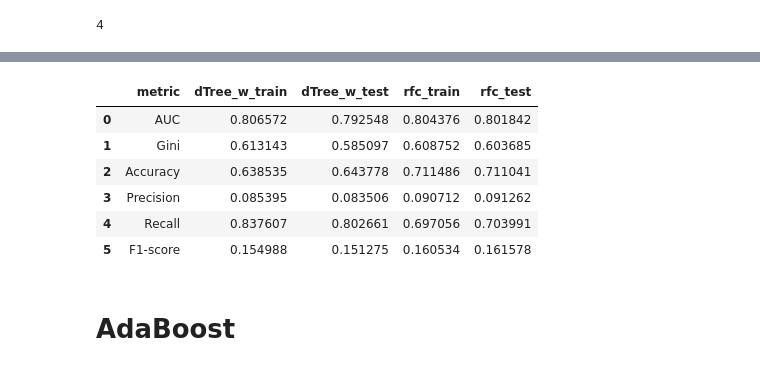
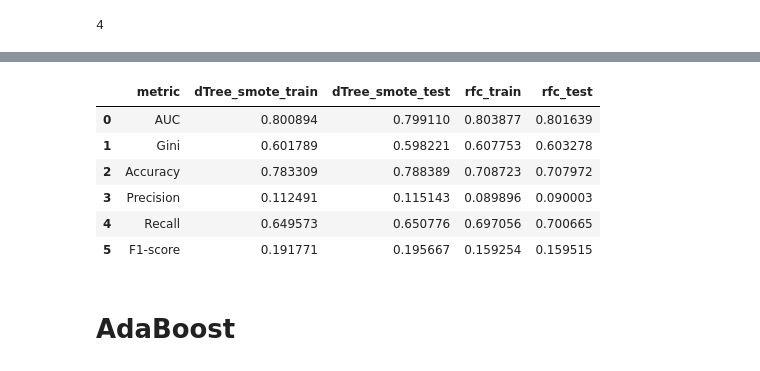
Before and after one commit to JCaballerot/Machine-Learning-Program, a Jupyter notebook: Supervised_models/DecisionTrees_Boosting/Lab_Santander.ipynb, the cells around one changed output, grey strips where cells are left out. Saved outputs shown, nothing was run; the diff lists cells and outputs as text; code cells hidden in the pictures.

```diff
--- a/Supervised_models/DecisionTrees_Boosting/Lab_Santander.ipynb
+++ b/Supervised_models/DecisionTrees_Boosting/Lab_Santander.ipynb
@@ -179,9 +226,9 @@ from sklearn.tree import DecisionTreeClassifier
 # Definiendo modelo
 
 
-dtree = DecisionTreeClassifier(max_depth = 3,
+dtree = DecisionTreeClassifier(max_depth = 5,
                                #class_weight = {0: 1, 1: 25.272},
-                               min_samples_leaf = int(round(y_train_res.shape[0]*0.05,0)),
+                               min_samples_leaf = 0.05,
                                random_state = 123)
 
 dtree = dtree.fit(X_train_res, y_train_res)
@@ -600,7 +694,7 @@ rfc = RandomForestClassifier(n_estimators = 100,
                              class_weight = {0: 1, 1: 24.267},
                              oob_score = True,
                              verbose = 1,
-                             n_jobs = -1,
+                             n_jobs = 4,
                              random_state = 123)
 
 #oob_score: Out of bagging score, es el desempeño del modelo en la muestra que se
@@ -665,32 +758,32 @@ X_test['prediction']  = rfc.predict(X_test[features])
 # %%
 #Resumen de todas las métricas del modelo
 
 metricsRfc = pd.DataFrame({'metric':['AUC','Gini','Accuracy','Precision','Recall','F1-score'],
                                 'rfc_train':[roc_auc_score(y_train, X_train.probability),
                                         (roc_auc_score(y_train, X_train.probability)*2-1),
                                         accuracy_score(y_train, X_train.prediction),
                                         precision_score(y_train, X_train.prediction),
                                         recall_score(y_train, X_train.prediction),
                                         f1_score(y_train, X_train.prediction)],
 
                                 'rfc_test':[roc_auc_score(y_test, X_test.probability),
                                         (roc_auc_score(y_test, X_test.probability)*2-1),
                                         accuracy_score(y_test, X_test.prediction),
                                         precision_score(y_test, X_test.prediction),
                                         recall_score(y_test, X_test.prediction),
                                         f1_score(y_test, X_test.prediction)]})
 
 
-metricsRes = pd.merge(metricsDtree_w, metricsRfc, on = 'metric', how='left')
+metricsRes = pd.merge(metricsDtree_smote, metricsRfc, on = 'metric', how='left')
 metricsRes
 # %% [output]
-|  | metric | dTree_w_train | dTree_w_test | rfc_train | rfc_test |
-| 0 | AUC | 0.806572 | 0.792548 | 0.804376 | 0.801842 |
-| 1 | Gini | 0.613143 | 0.585097 | 0.608752 | 0.603685 |
-| 2 | Accuracy | 0.638535 | 0.643778 | 0.711486 | 0.711041 |
-| 3 | Precision | 0.085395 | 0.083506 | 0.090712 | 0.091262 |
-| 4 | Recall | 0.837607 | 0.802661 | 0.697056 | 0.703991 |
-| 5 | F1-score | 0.154988 | 0.151275 | 0.160534 | 0.161578 |
+|  | metric | dTree_smote_train | dTree_smote_test | rfc_train | rfc_test |
+| 0 | AUC | 0.800894 | 0.799110 | 0.803877 | 0.801639 |
+| 1 | Gini | 0.601789 | 0.598221 | 0.607753 | 0.603278 |
+| 2 | Accuracy | 0.783309 | 0.788389 | 0.708723 | 0.707972 |
+| 3 | Precision | 0.112491 | 0.115143 | 0.089896 | 0.090003 |
+| 4 | Recall | 0.649573 | 0.650776 | 0.697056 | 0.700665 |
+| 5 | F1-score | 0.191771 | 0.195667 | 0.159254 | 0.159515 |
 # %% [markdown]
 # AdaBoost
 # %%
```
Also changed, not shown: parts of 27 cells of this notebook.
